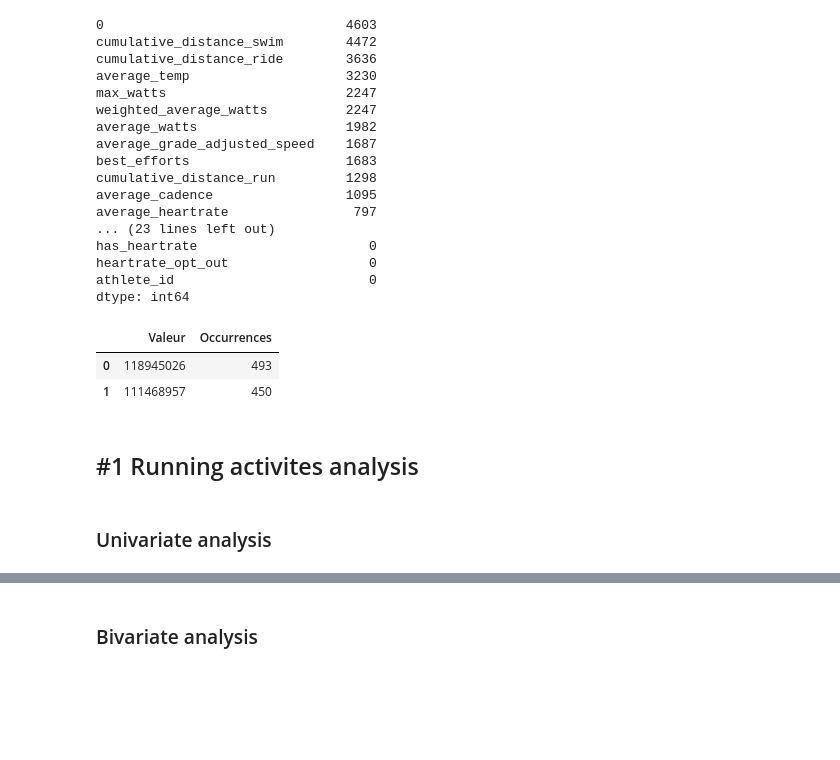
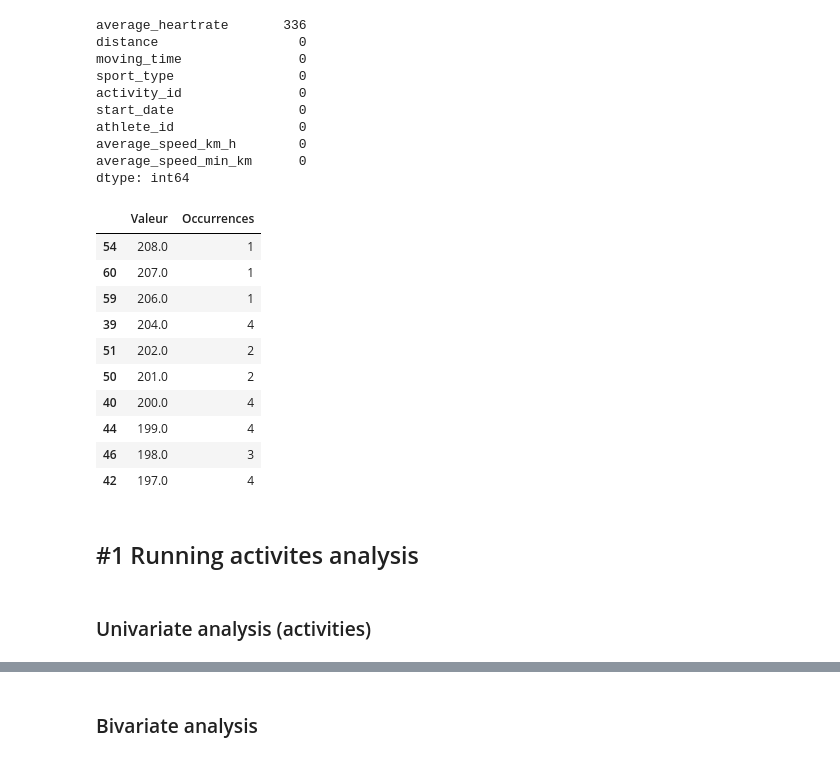
Before and after one commit to MathisGH/testAppStrava, a Jupyter notebook: notebook_strava.ipynb, the cells around one changed output, grey strips where cells are left out. Saved outputs shown, nothing was run; the diff lists cells and outputs as text; code cells hidden in the pictures; blank space fills up the shorter version.

```diff
--- a/notebook_strava.ipynb
+++ b/notebook_strava.ipynb
@@ -8,13 +41,4 @@ import matplotlib.pyplot as plt
 folder = "Data"
 df = pd.concat([pd.read_csv(os.path.join(folder, f)) for f in os.listdir(folder) if f.endswith(".csv")], ignore_index=True) # Concat toutes les data dans un seul df
 pd.set_option("display.max_colwidth", None)
-# %%
-df = df.drop(columns = ['photo_count', 'from_accepted_tag', 'achievement_count', 'location_state', 'kudos_count', 'comment_count', 'map', 'trainer', 'commute', 'flagged', 'start_latlng', 'end_latlng',
-                        'upload_id', 'upload_id_str', 'external_id', 'from_accepted_tag', 'pr_count', 'total_photo_count', 'has_kudoed', 'location_country', 'location_city', 'start_date_local',
-                        'display_hide_heartrate_option', 'elapsed_time', 'utc_offset', 'device_watts', 'workout_type', 'type', 'resource_state', 'timezone', 'elev_low', 'elev_high', 'manual', 'kilojoules',
-                        'perceived_exertion', 'prefer_perceived_exertion', 'segment_efforts', 'description', 'stats_visibility', 'hide_from_home', 'photos', 'similar_activities', 'device_name', 'message',
-                        'gear', 'gear_id', 'embed_token', 'errors', 'splits_standard', 'has_heartrate', 'available_zones', 'private', 'visibility', 'heartrate_opt_out', 'calories', 'average_temp', 'name',
-                        'athlete_count', 'average_cadence', 'best_efforts'
-
-       ])
 # %%
@@ -165,30 +395,31 @@ print(df_unique)
 # %%
-missing_values_count = df_splits_metric.isnull().sum() # Compte le nombre de valeurs nulles pour chaque variable
+missing_values_count = df_final.isnull().sum() # Compte le nombre de valeurs nulles pour chaque variable
 missing_values_count.sort_values(ascending=False)
 # %% [output]
-0                               4603
-cumulative_distance_swim        4472
-cumulative_distance_ride        3636
-average_temp                    3230
-max_watts                       2247
-weighted_average_watts          2247
-average_watts                   1982
-average_grade_adjusted_speed    1687
-best_efforts                    1683
-cumulative_distance_run         1298
-average_cadence                 1095
-average_heartrate                797
-... (23 lines left out)
-has_heartrate                      0
-heartrate_opt_out                  0
-athlete_id                         0
+average_heartrate       336
+distance                  0
+moving_time               0
+sport_type                0
+activity_id               0
+start_date                0
+athlete_id                0
+average_speed_km_h        0
+average_speed_min_km      0
 dtype: int64
 # %%
-df_values = df["athlete_id"].value_counts().reset_index() # Compte le nombre d'occcurences différentes pour chaque valeur d'une certaine variable
-df_values.columns = ["Valeur", "Occurrences"]
-df_values.head()
+df_values = df[df['athlete_id'] == 111468957]["max_heartrate_activity"].value_counts().reset_index() # Compte le nombre d'occcurences différentes pour chaque valeur d'une certaine variable
+df_values.columns = ["Valeur", "Occurrences"] #118945026 ou 111468957
+df_values.sort_values(by='Valeur', ascending = False).head(10)
 # %% [output]
 |  | Valeur | Occurrences |
-| 0 | 118945026 | 493 |
-| 1 | 111468957 | 450 |
+| 54 | 208.0 | 1 |
+| 60 | 207.0 | 1 |
+| 59 | 206.0 | 1 |
+| 39 | 204.0 | 4 |
+| 51 | 202.0 | 2 |
+| 50 | 201.0 | 2 |
+| 40 | 200.0 | 4 |
+| 44 | 199.0 | 4 |
+| 46 | 198.0 | 3 |
+| 42 | 197.0 | 4 |
 # %%
@@ -204,6 +435,6 @@ df_workout = df_workout.drop(columns = ['visibility', 'private', 'sport_type'])
 # %% [markdown]
 ## #1 Running activites analysis ###
 # %% [markdown]
-### Univariate analysis
+### Univariate analysis (activities)
 # %%
 df_run.dtypes
```
Also changed, not shown: parts of 27 cells of this notebook, 3 other files.
